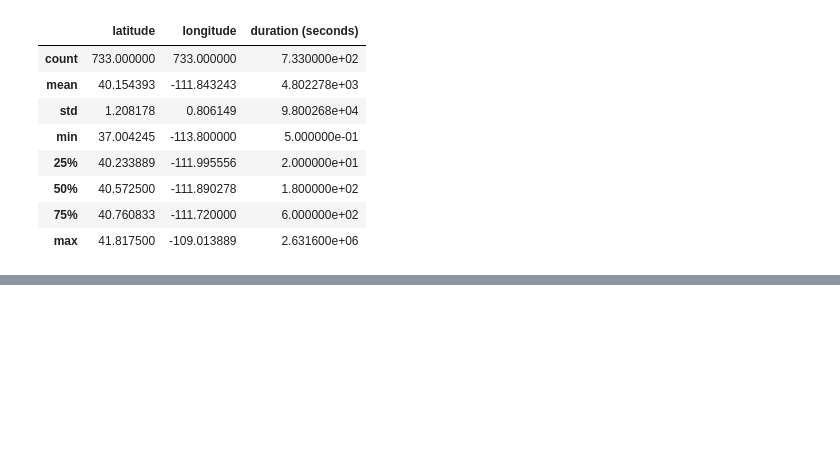
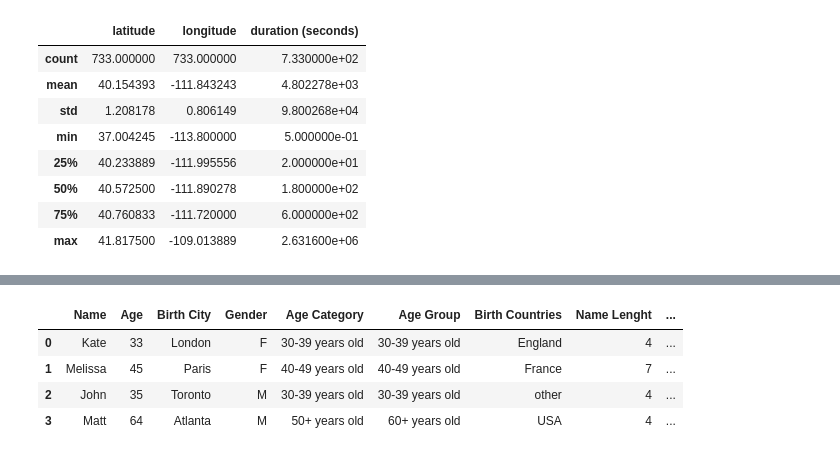
Before and after one commit to JuanPalms/Python-Practice, a Jupyter notebook: Pandas/Pandas.ipynb, the cells around one changed output, grey strips where cells are left out. Drawn from its saved outputs; the diff is of its cells as text; code cells hidden in the pictures; blank space fills up the shorter version.

```diff
--- a/Pandas/Pandas.ipynb
+++ b/Pandas/Pandas.ipynb
@@ -194,0 +314,10 @@ df4.describe()
+# %%
+dfcol['Continent Sex'] = dfcol.apply(lambda x: sex_continent(x['Birth Continent'], x['Gender']), axis=1)
+# %%
+dfcol
+# %% [output]
+|  | Name | Age | Birth City | Gender | Age Category | Age Group | Birth Countries | Name Lenght | ... |
+| 0 | Kate | 33 | London | F | 30-39 years old | 30-39 years old | England | 4 | ... |
+| 1 | Melissa | 45 | Paris | F | 40-49 years old | 40-49 years old | France | 7 | ... |
+| 2 | John | 35 | Toronto | M | 30-39 years old | 30-39 years old | other | 4 | ... |
+| 3 | Matt | 64 | Atlanta | M | 50+ years old | 60+ years old | USA | 4 | ... |
```
Also changed, not shown: parts of 26 cells of this notebook, 1 other file.
